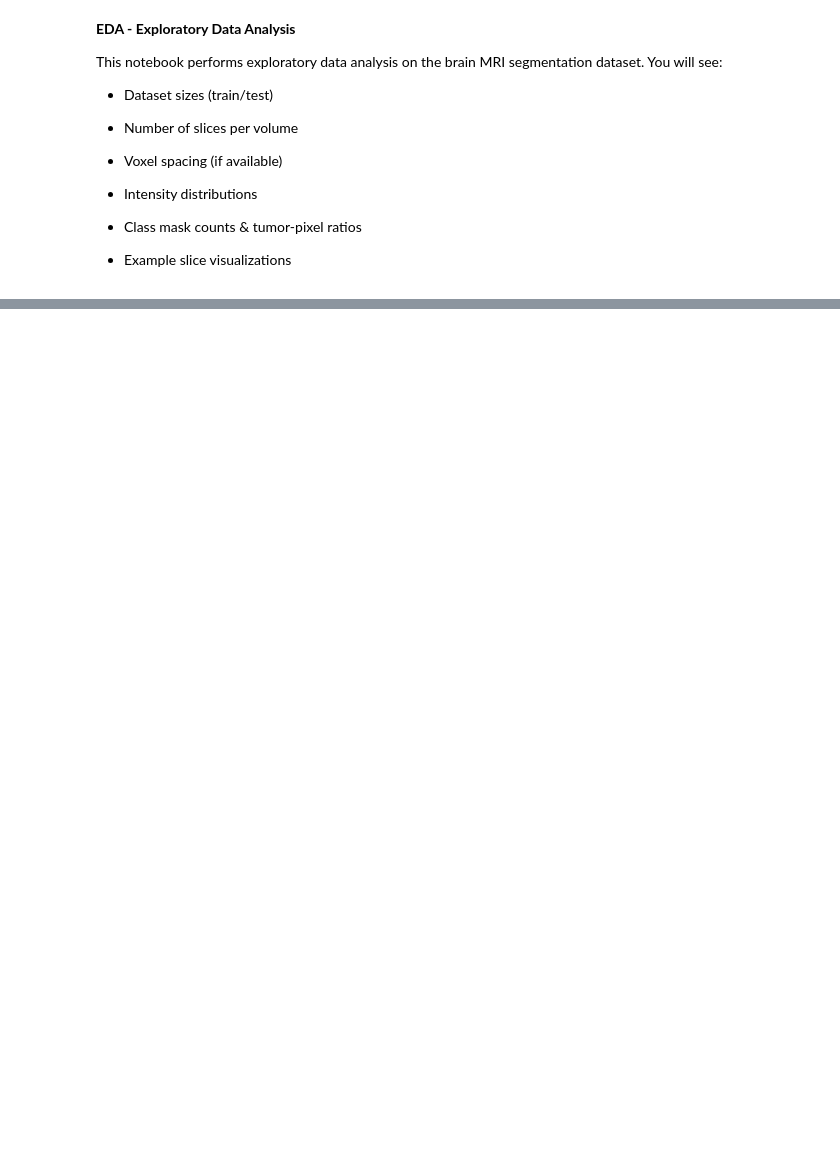
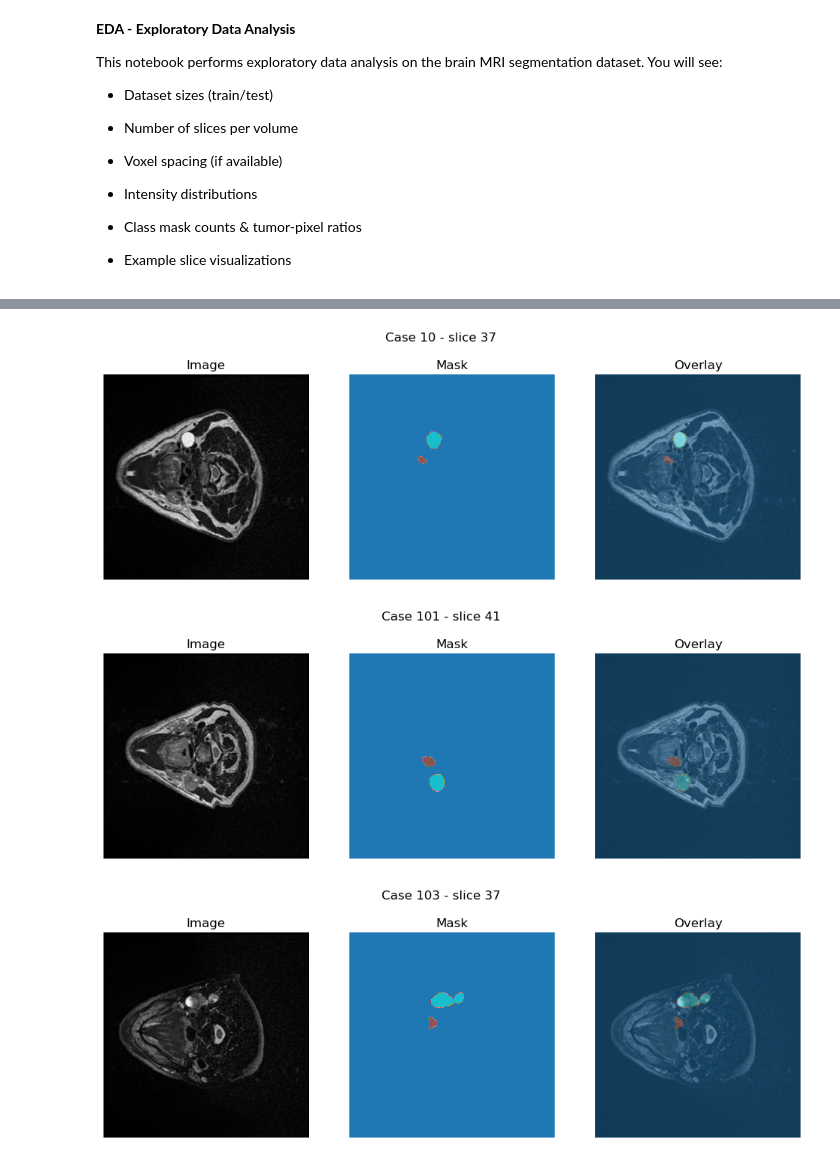
Before and after one commit to herminega/tdt4265_mini_project, a Jupyter notebook: notebooks/eda.ipynb, the cells around one changed output, grey strips where cells are left out. Cells and saved outputs as stored; diff of their text form; code cells hidden in the pictures; blank space fills up the shorter version.

```diff
--- a/notebooks/eda.ipynb
+++ b/notebooks/eda.ipynb
@@ -36,33 +63,24 @@ To enable the following instructions: AVX2 AVX512F AVX512_VNNI AVX512_BF16 FMA,
 # %%
-DATA_DIR = "/datasets/tdt4265/mic/open/HNTS-MRG"
+import nibabel as nib
 
-# 1) build a per‑case stats DataFrame
-df = gather_stats(DATA_DIR)
-print("Per‑case summary (first 5 rows):")
-display(df.head())
+for i, case in enumerate(df["case"].tolist()[:3]):
+    preRT = os.path.join(DATA_DIR, "train", case, "preRT")
+    img_file  = next(Path(preRT).glob("*T2.nii.gz"))
+    mask_file = next(Path(preRT).glob("*mask.nii.gz"))
 
-print("Descriptive statistics:")
-display(df.describe())
+    img = nib.load(str(img_file)).get_fdata()
+    lbl = nib.load(str(mask_file)).get_fdata()
 
-# 2) histogram all the key columns
-plot_distributions(df)
-
-# 3) show a few example slices overlaid with mask
-train_loader, _ = get_mri_dataloader(
-    DATA_DIR, subset="train", batch_size=1, validation_fraction=0.0
-)
-for i, batch in zip(range(3), train_loader):
-    img = batch["image"][0].cpu().numpy().squeeze()
-    lbl = batch["label"][0].cpu().numpy().squeeze()
     mid = img.shape[2] // 2
-
-    fig, (ax1,ax2,ax3) = plt.subplots(1,3, figsize=(12,4))
-    ax1.imshow(img[...,mid], cmap="gray")
-    ax1.set_title(f"Raw {i}, slice {mid}")
-    ax2.imshow(lbl[...,mid], cmap="tab10")
-    ax2.set_title("Mask")
-    ax3.imshow(img[...,mid], cmap="gray")
-    ax3.imshow(lbl[...,mid], cmap="tab10", alpha=0.5)
-    ax3.set_title("Overlay")
-    for ax in (ax1,ax2,ax3): ax.axis("off")
+    fig, axes = plt.subplots(1,3, figsize=(12,4))
+    axes[0].imshow(img[:,:,mid], cmap="gray");            axes[0].set_title("Image")
+    axes[1].imshow(lbl[:,:,mid], cmap="tab10");           axes[1].set_title("Mask")
+    axes[2].imshow(img[:,:,mid], cmap="gray")
+    axes[2].imshow(lbl[:,:,mid], cmap="tab10", alpha=0.5); axes[2].set_title("Overlay")
+    for ax in axes: ax.axis("off")
+    plt.suptitle(f"Case {case} - slice {mid}")
     plt.show()
+# %% [output]
+[figure, added]
+[figure, added]
+[figure, added]
```
Also changed, not shown: parts of 2 cells of this notebook, 4 other files.
